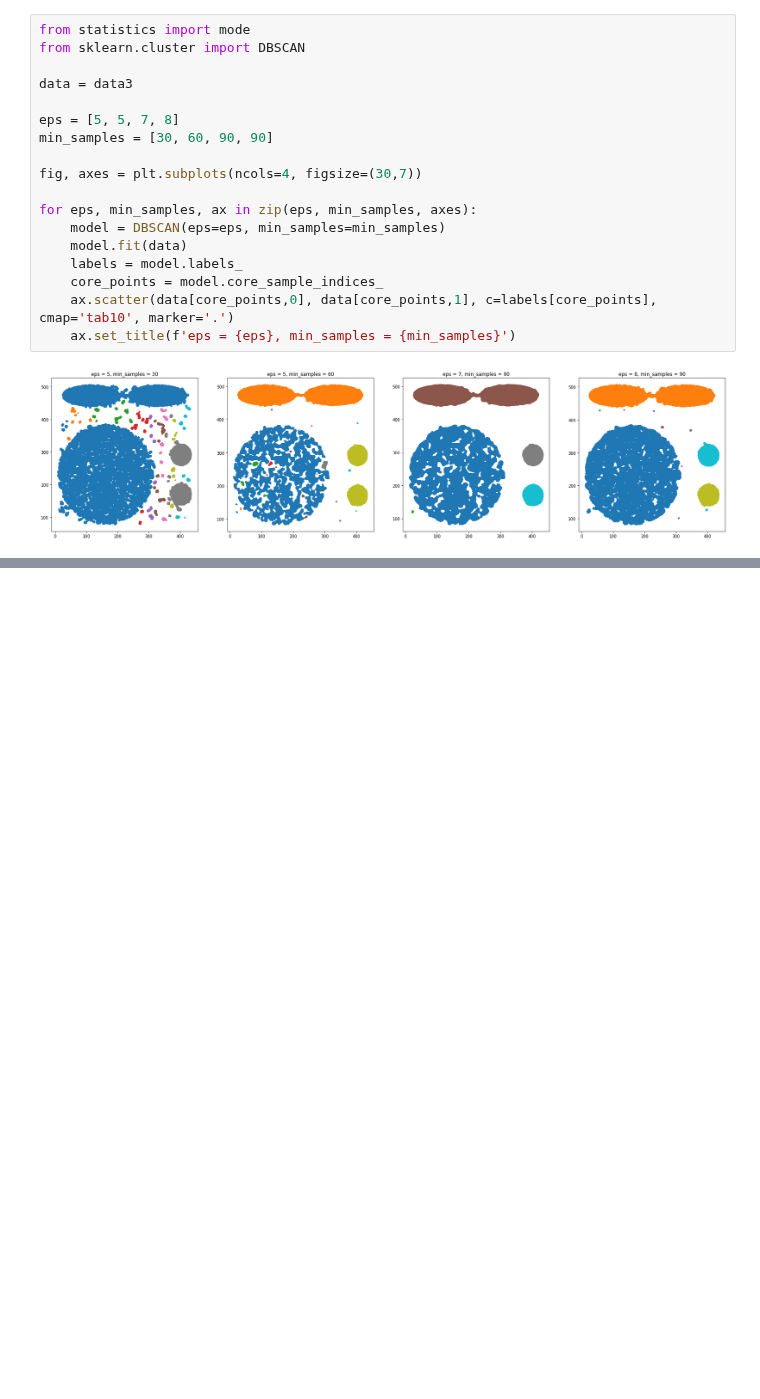
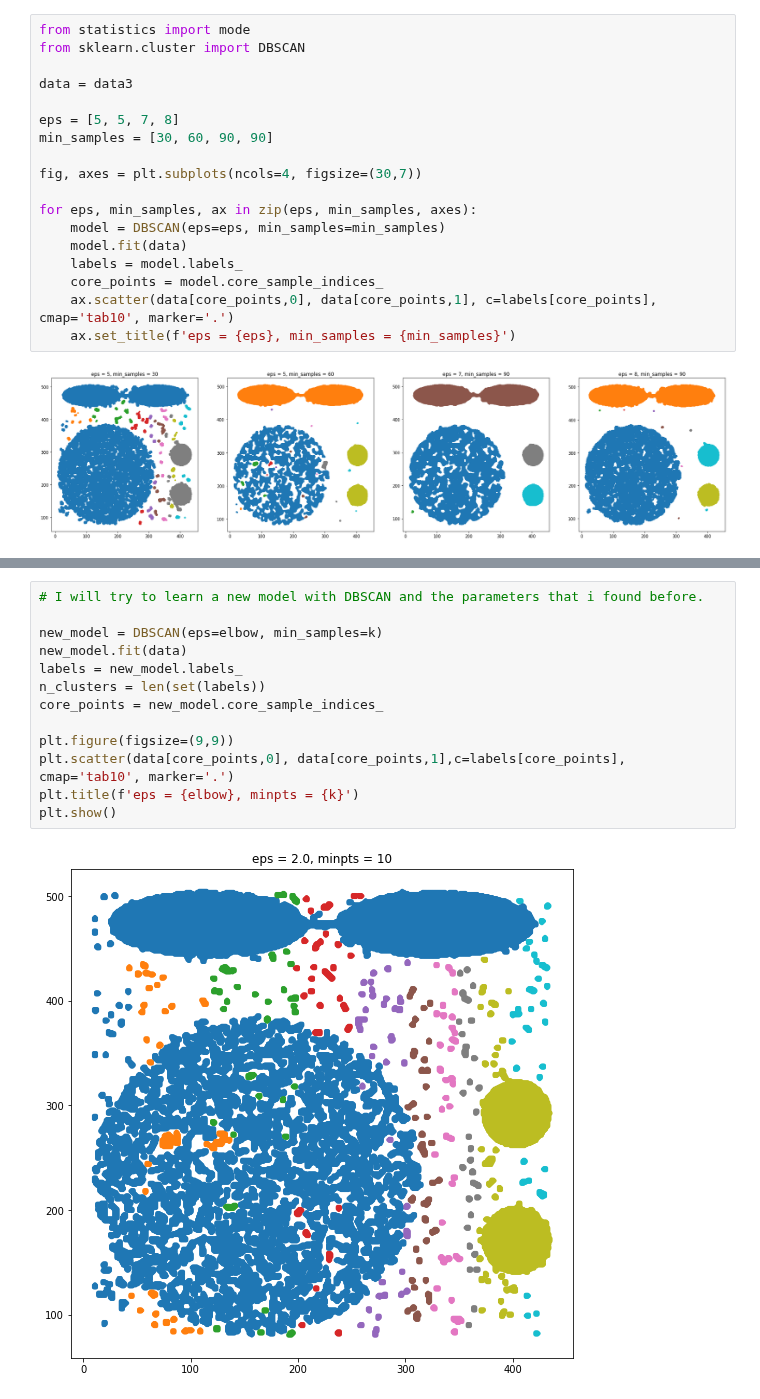
Before and after one commit to jakbtg/AAUT, a Jupyter notebook: src/meo/clustering_copy_for_students_aa_21_22.ipynb, the cells around one changed output, grey strips where cells are left out. Cells and saved outputs as stored; diff of their text form; blank space fills up the shorter version.

```diff
--- a/src/meo/clustering_copy_for_students_aa_21_22.ipynb
+++ b/src/meo/clustering_copy_for_students_aa_21_22.ipynb
@@ -395,0 +399,15 @@ plt.plot(reach_distances)
+# %%
+# I will try to learn a new model with DBSCAN and the parameters that i found before.
+
+new_model = DBSCAN(eps=elbow, min_samples=k)
+new_model.fit(data)
+labels = new_model.labels_
+n_clusters = len(set(labels))
+core_points = new_model.core_sample_indices_
+
+plt.figure(figsize=(9,9))
+plt.scatter(data[core_points,0], data[core_points,1],c=labels[core_points], cmap='tab10', marker='.')
+plt.title(f'eps = {elbow}, minpts = {k}')
+plt.show()
+# %% [output]
+[figure, added]
```
Also changed, not shown: parts of 2 cells of this notebook.
